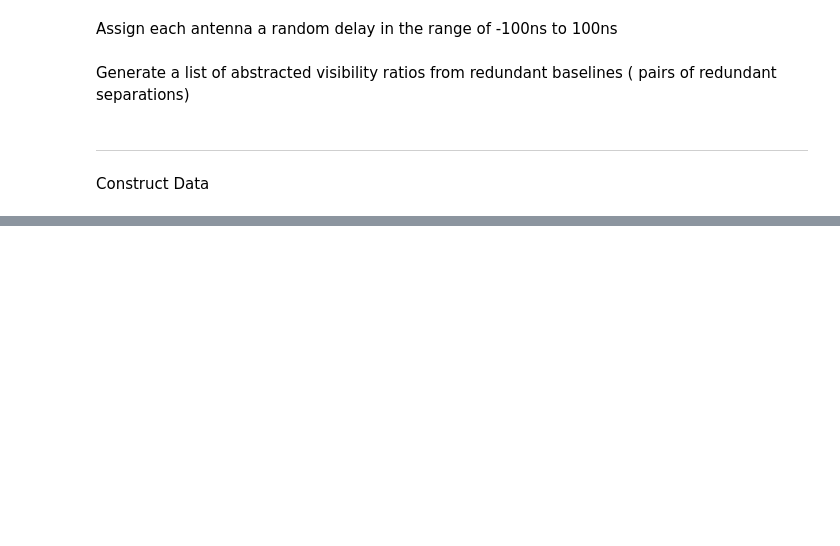
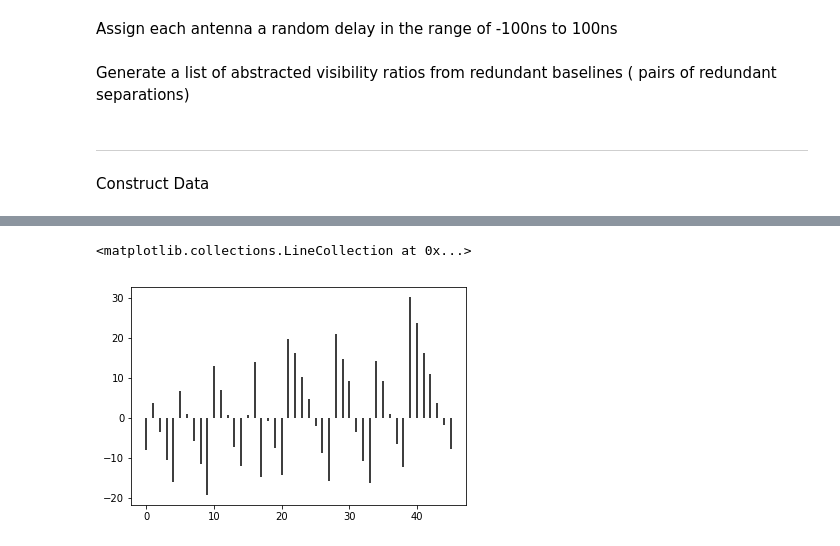
Before and after one commit to andrewasheridan/hera_sandbox, a Jupyter notebook: aas/Estimating Delays/estdel_solver_short.ipynb, the cells around one changed output, grey strips where cells are left out. Saved outputs shown, nothing was run; the diff lists cells and outputs as text; code cells hidden in the pictures; blank space fills up the shorter version.

```diff
--- a/aas/Estimating Delays/estdel_solver_short.ipynb
+++ b/aas/Estimating Delays/estdel_solver_short.ipynb
@@ -171,0 +175,4 @@ np.std(np.abs(true_b- pred_b))
+# %%
+x_prediction_eval = np.linalg.lstsq(A[:, tester.unique_ants], pred_b, rcond = None)
+# %%
+x_prediction = x_prediction_eval[0]
@@ -171,0 +194,3 @@ np.std(np.abs(true_b- pred_b))
+# %%
+predicted_antenna_delays = {tester.unique_ants[i]: x_prediction[i] for i in range(len(x_prediction))}
+predicted_antenna_delays
@@ -171,0 +215,7 @@ np.std(np.abs(true_b- pred_b))
+# %%
+error = {}
+error_ls = []
+for key in sorted(predicted_antenna_delays.keys()):
+    print('{:3d}: {:6.2f}, {:6.2f}'.format(key,predicted_antenna_delays[key], scale_delays_to_ns(generated_ant_delays[key])))
+    error[key] = scale_delays_to_ns(generated_ant_delays[key]) - predicted_antenna_delays[key]
+    error_ls.append(error[key])
@@ -171,0 +240,5 @@ np.std(np.abs(true_b- pred_b))
+# %%
+plt.vlines(range(len(error_ls)), 0, error_ls)
+# %% [output]
+<matplotlib.collections.LineCollection at 0x...>
+[figure, added]
```
Also changed, not shown: parts of 16 cells of this notebook, 1 other file.
